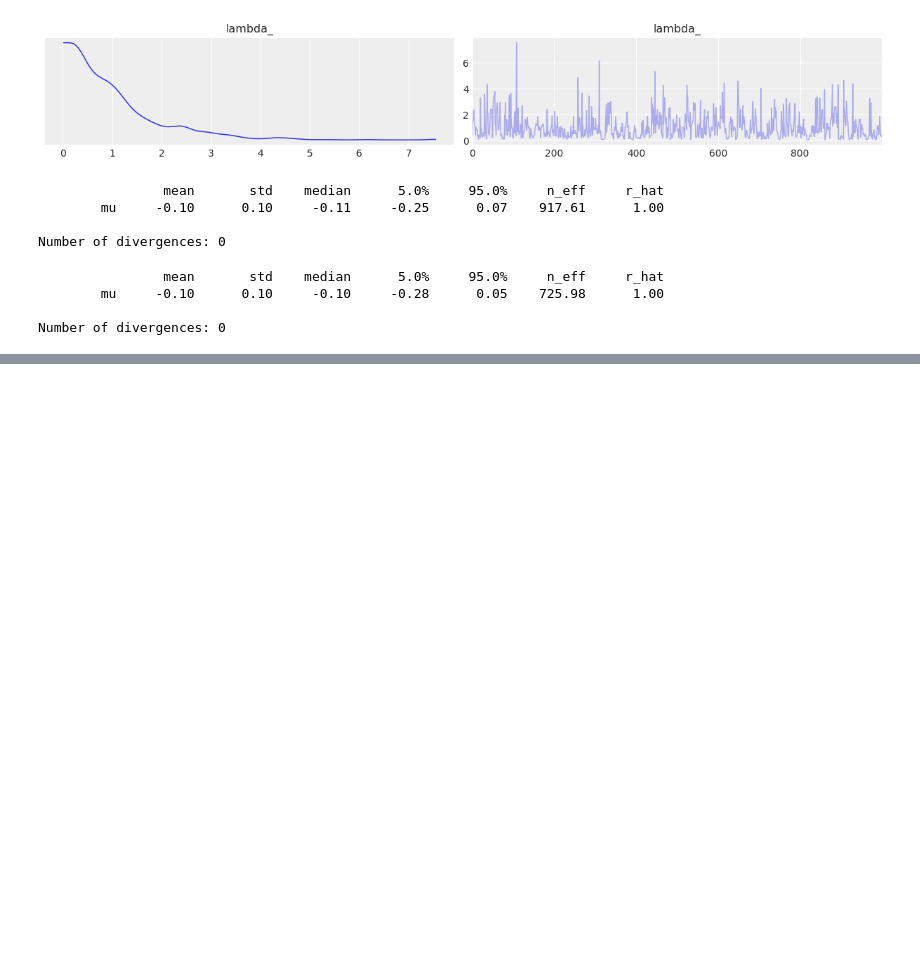
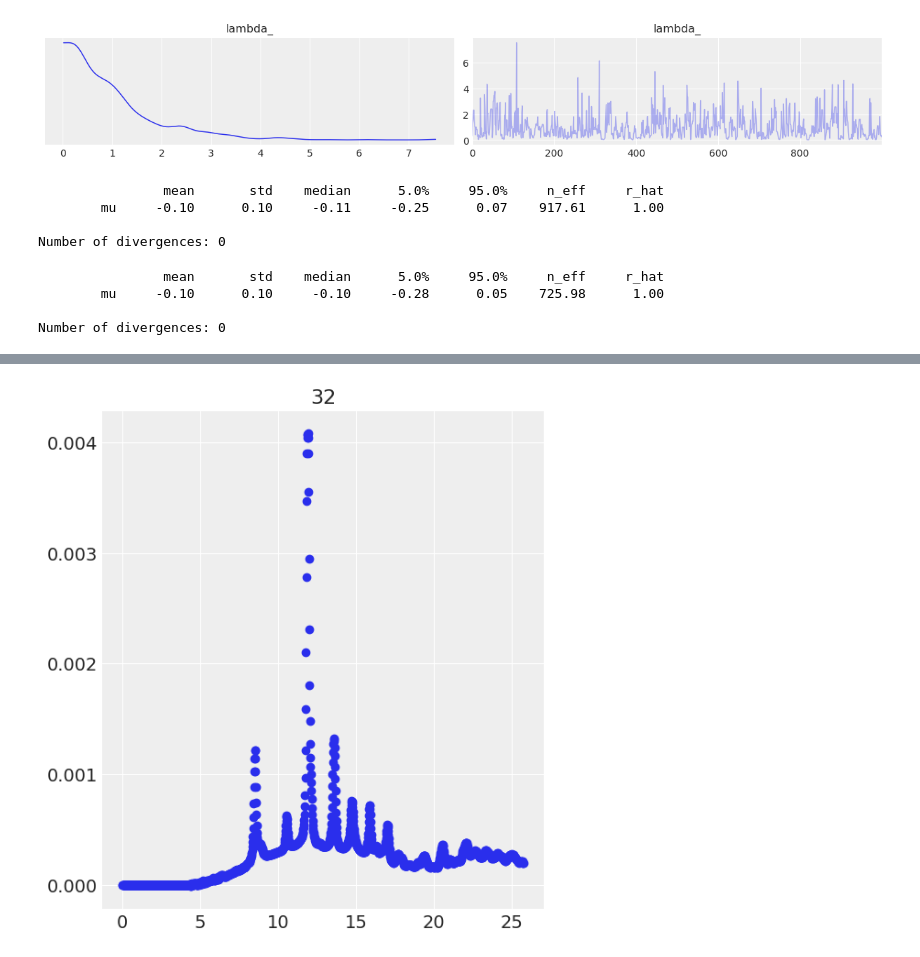
Before and after one commit to yoshihiroo/course2023-stats2, a Jupyter notebook: my_code.ipynb, the cells around one changed output, grey strips where cells are left out. Cells and saved outputs as stored; diff of their text form; code cells hidden in the pictures; blank space fills up the shorter version.

```diff
--- a/my_code.ipynb
+++ b/my_code.ipynb
@@ -315,0 +399,7 @@ Number of divergences: 0
+# %%
+#今回からは、X線の各ファイルをまとめたデータを配布
+#既に、面積で割る操作を行なっているが、面積の算出方法が異なる
+#以前配布したscPLA-○○.csvというファイルは、「サンプル有のデータ-サンプル無のデータ」という処理を行ったもの
+#WAXD.csvは、以前と異なり処理前の面積で割っている。つまり、(サンプル有のデータ-サンプル無のデータ)/サンプル有のデータの面積
+#WAXD-old.csvは、以前のように処理後の面積で割っている。つまり、 (サンプル有のデータ-サンプル無のデータ)/((サンプル有のデータ-サンプル無のデータ)の面積)
+df_WAXD=pd.read_csv('WAXD.csv', header=0, index_col=0)
@@ -315,0 +410,15 @@ Number of divergences: 0
+# %%
+df_WAXD=df_WAXD.drop(24)
+df_SAXS=df_SAXS.drop(24)
+# %%
+# sample No 32を用いる
+i=32
+X=np.array(df_WAXD.columns.astype(float))
+y=np.array(df_WAXD.loc[i])
+
+plt.figure(1, figsize=(5.5,6))
+plt.scatter(X, y)
+plt.title(i)
+plt.show()
+# %% [output]
+[figure, added]
```
Also changed, not shown: parts of 40 cells of this notebook, 4 other files.
